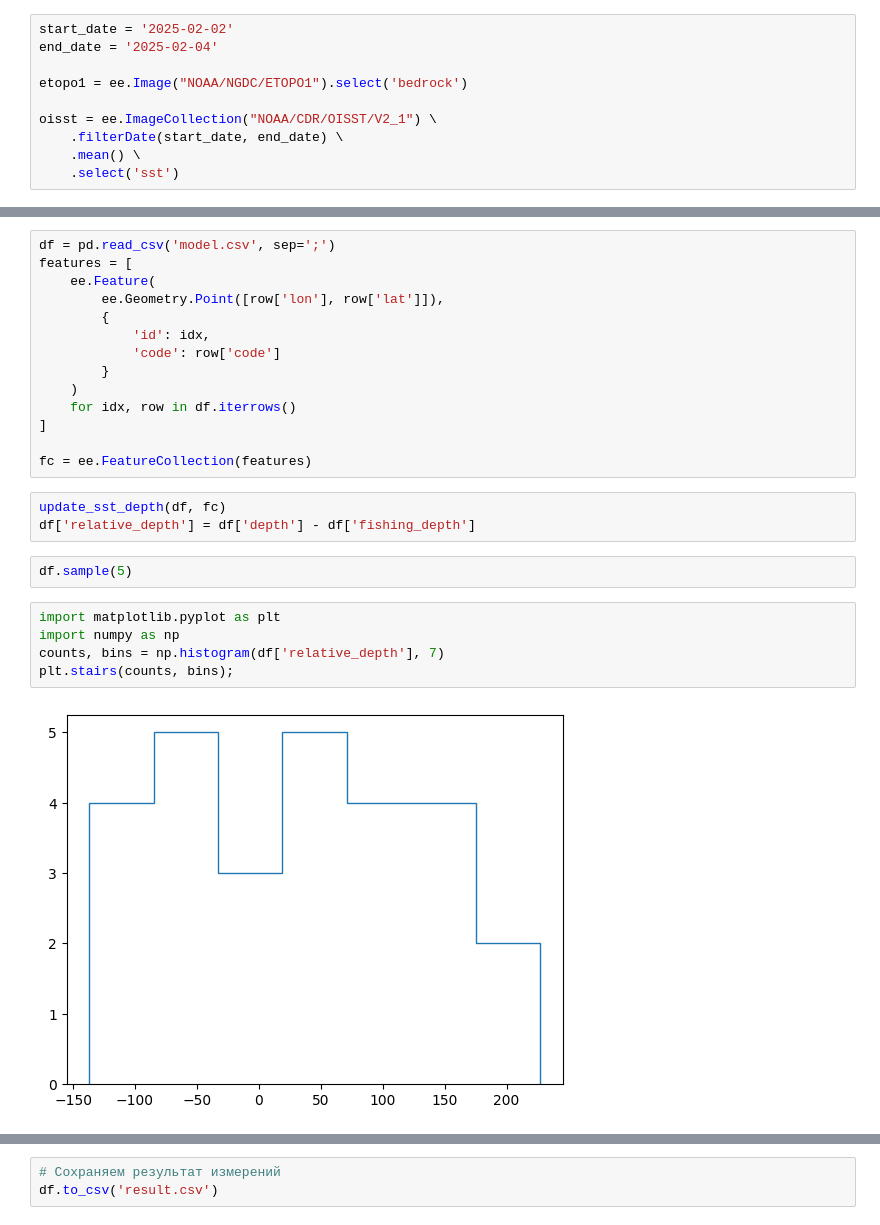
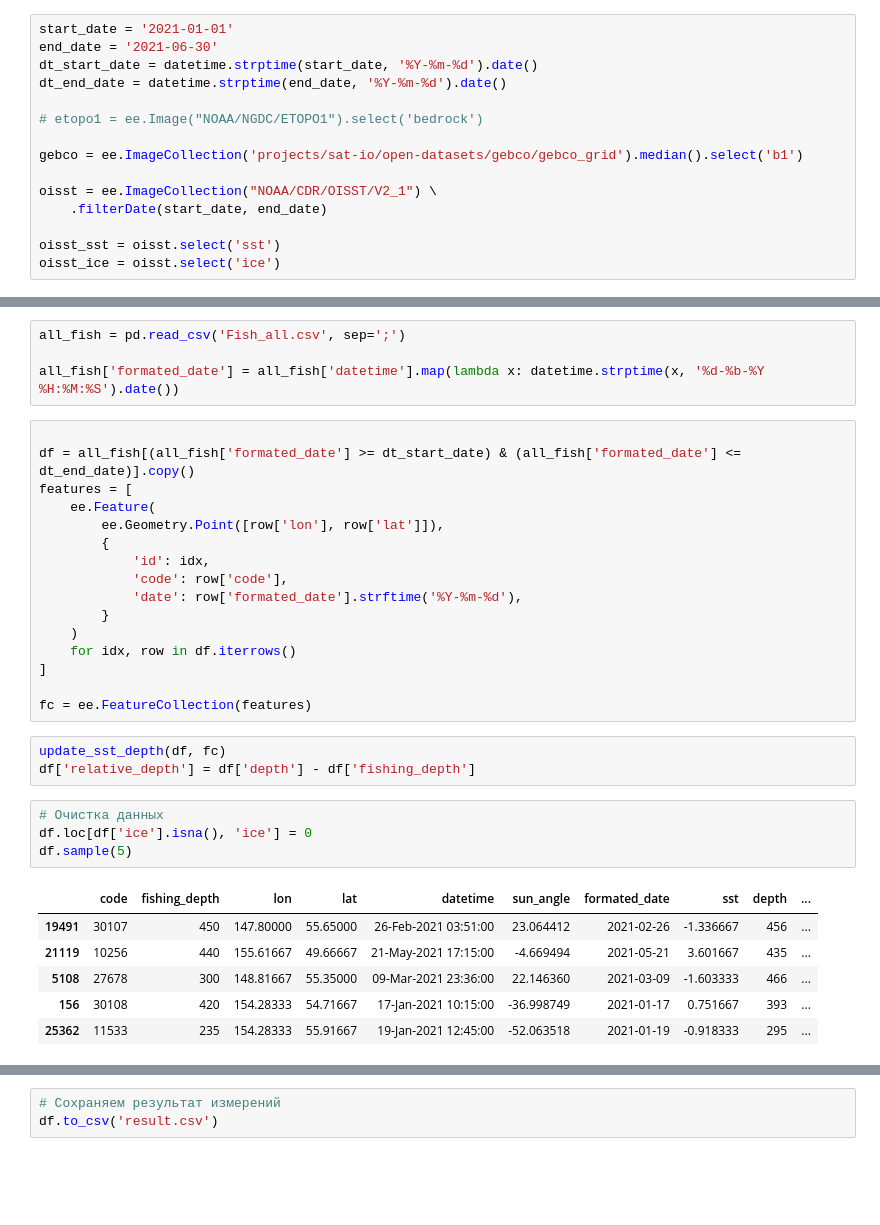
Before and after one commit to endermend/sat-model-1, a Jupyter notebook: sat-model-2.ipynb, the cells around one changed output, grey strips where cells are left out. Saved outputs shown, nothing was run; the diff lists cells and outputs as text; blank space fills up the shorter version.

```diff
--- a/sat-model-2.ipynb
+++ b/sat-model-2.ipynb
@@ -11,15 +11,20 @@ Hello from the Earth Engine servers!
 # %%
 import pandas as pd
 # %%
-start_date = '2025-02-02'
-end_date = '2025-02-04'
+start_date = '2021-01-01'
+end_date = '2021-06-30'
+dt_start_date = datetime.strptime(start_date, '%Y-%m-%d').date()
+dt_end_date = datetime.strptime(end_date, '%Y-%m-%d').date()
 
-etopo1 = ee.Image("NOAA/NGDC/ETOPO1").select('bedrock')
+# etopo1 = ee.Image("NOAA/NGDC/ETOPO1").select('bedrock')
+
+gebco = ee.ImageCollection('projects/sat-io/open-datasets/gebco/gebco_grid').median().select('b1')
 
 oisst = ee.ImageCollection("NOAA/CDR/OISST/V2_1") \
-    .filterDate(start_date, end_date) \
-    .mean() \
-    .select('sst')
+    .filterDate(start_date, end_date)
+
+oisst_sst = oisst.select('sst')
+oisst_ice = oisst.select('ice')
 # %%
 def update_features(fc):
     def enrich(f):
@@ -85,11 +70,17 @@ def update_sst_depth(df, fc):
+# %%
+all_fish = pd.read_csv('Fish_all.csv', sep=';')
+
+all_fish['formated_date'] = all_fish['datetime'].map(lambda x: datetime.strptime(x, '%d-%b-%Y %H:%M:%S').date())
 # %%
-df = pd.read_csv('model.csv', sep=';')
+
+df = all_fish[(all_fish['formated_date'] >= dt_start_date) & (all_fish['formated_date'] <= dt_end_date)].copy()
 features = [
     ee.Feature(
         ee.Geometry.Point([row['lon'], row['lat']]),
         {
             'id': idx,
-            'code': row['code']
+            'code': row['code'],
+            'date': row['formated_date'].strftime('%Y-%m-%d'),
         }
     )
     for idx, row in df.iterrows()
@@ -99,12 +90,14 @@ fc = ee.FeatureCollection(features)
 # %%
 update_sst_depth(df, fc)
 df['relative_depth'] = df['depth'] - df['fishing_depth']
-# %%
-df.sample(5)
-# %%
-import matplotlib.pyplot as plt
-import numpy as np
-counts, bins = np.histogram(df['relative_depth'], 7)
-plt.stairs(counts, bins);
-# %% [output]
-[figure, removed]
+# %%
+# Очистка данных
+df.loc[df['ice'].isna(), 'ice'] = 0
+df.sample(5)
+# %% [output]
+|  | code | fishing_depth | lon | lat | datetime | sun_angle | formated_date | sst | depth | ... |
+| 19491 | 30107 | 450 | 147.80000 | 55.65000 | 26-Feb-2021 03:51:00 | 23.064412 | 2021-02-26 | -1.336667 | 456 | ... |
+| 21119 | 10256 | 440 | 155.61667 | 49.66667 | 21-May-2021 17:15:00 | -4.669494 | 2021-05-21 | 3.601667 | 435 | ... |
+| 5108 | 27678 | 300 | 148.81667 | 55.35000 | 09-Mar-2021 23:36:00 | 22.146360 | 2021-03-09 | -1.603333 | 466 | ... |
+| 156 | 30108 | 420 | 154.28333 | 54.71667 | 17-Jan-2021 10:15:00 | -36.998749 | 2021-01-17 | 0.751667 | 393 | ... |
+| 25362 | 11533 | 235 | 154.28333 | 55.91667 | 19-Jan-2021 12:45:00 | -52.063518 | 2021-01-19 | -0.918333 | 295 | ... |
```
Also changed, not shown: parts of 13 cells of this notebook, 4 other files.
